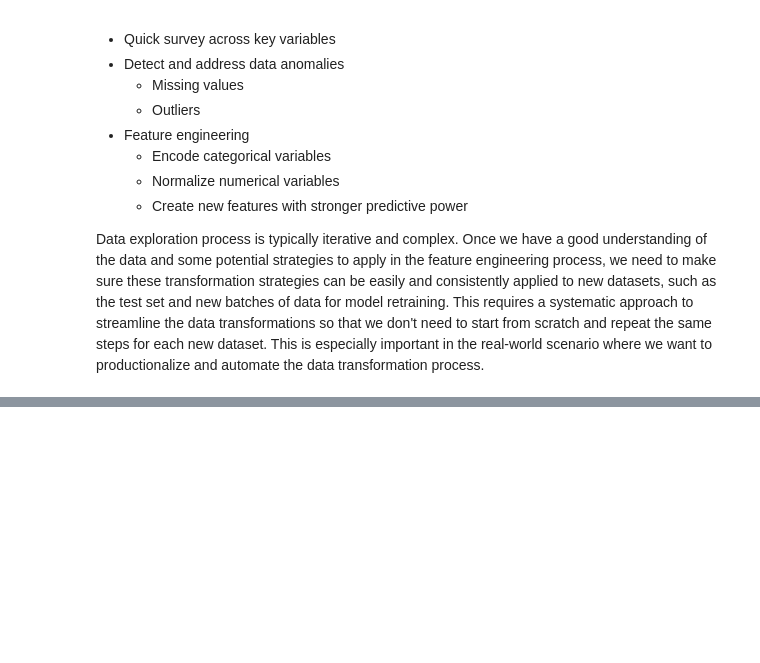
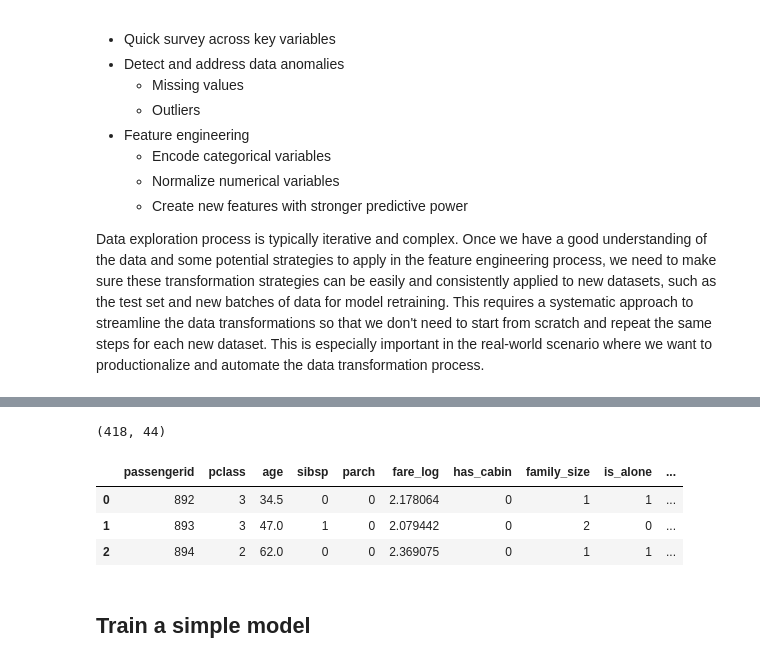
Before and after one commit to xiangshiyin/machine-learning-for-actuarial-science, a Jupyter notebook: 2025-spring/week06/notebook/demo.ipynb, the cells around one changed output, grey strips where cells are left out. Cells and saved outputs as stored; diff of their text form; code cells hidden in the pictures; blank space fills up the shorter version.

```diff
--- a/2025-spring/week06/notebook/demo.ipynb
+++ b/2025-spring/week06/notebook/demo.ipynb
@@ -59,0 +183,13 @@ Data exploration process is typically iterative and complex. Once we have a good
+# %%
+# transform numeric features, log transform `fare`
+import numpy as np
+
+def log_transform(df, features, drop=False):
+    for feature in features:
+        df[feature+'_log'] = np.log1p(df[feature])
+    if drop:
+        df = df.drop(features, axis=1)
+    return df
+# %%
+train = log_transform(train, features=['fare'])
+train.columns
@@ -59,0 +201,18 @@ Data exploration process is typically iterative and complex. Once we have a good
+# %%
+# Create new features
+import re
+
+def create_features(df):
+    df['has_cabin'] = df['cabin'].apply(lambda x: 0 if type(x) == float else 1)
+    df['family_size'] = df['sibsp'] + df['parch'] + 1
+    df['is_alone'] = df['family_size'].apply(lambda x: 1 if x == 1 else 0)
+    df['title'] = df['name'].apply(lambda x: re.search('([A-Z][a-z]+)\\.', x).group(1))
+    df['cabin'] = df['cabin'].fillna('U0')
+    df['deck'] = df['cabin'].apply(lambda x: re.search('([A-Z]+)', x).group(1))
+    df['name_len_cat'] = df['name'].apply(lambda x: 0 if len(x) <= 23 else 1 if len(x) <= 28 else 2 if len(x) <= 40 else 3)
+    df['age_cat'] = df['age'].apply(lambda x: 0 if x <= 14 else 1 if x <= 30 else 2 if x <= 40 else 3 if x <= 50 else 4 if x <= 60 else 5)
+    df['fare_log_cat'] = df['fare_log'].apply(lambda x: 0 if x <= 2.7 else 1 if x <= 3.2 else 2 if x <= 3.6 else 3)
+    return df
+# %%
+train = create_features(train)
+train.columns
@@ -59,0 +318,13 @@ Data exploration process is typically iterative and complex. Once we have a good
+# %%
+test.shape
+# %% [output]
+(418, 44)
+# %%
+test.head(3)
+# %% [output]
+|  | passengerid | pclass | age | sibsp | parch | fare_log | has_cabin | family_size | is_alone | ... |
+| 0 | 892 | 3 | 34.5 | 0 | 0 | 2.178064 | 0 | 1 | 1 | ... |
+| 1 | 893 | 3 | 47.0 | 1 | 0 | 2.079442 | 0 | 2 | 0 | ... |
+| 2 | 894 | 2 | 62.0 | 0 | 0 | 2.369075 | 0 | 1 | 1 | ... |
+# %% [markdown]
+## Train a simple model
```
Also changed, not shown: parts of 20 cells of this notebook, 1 other file.
